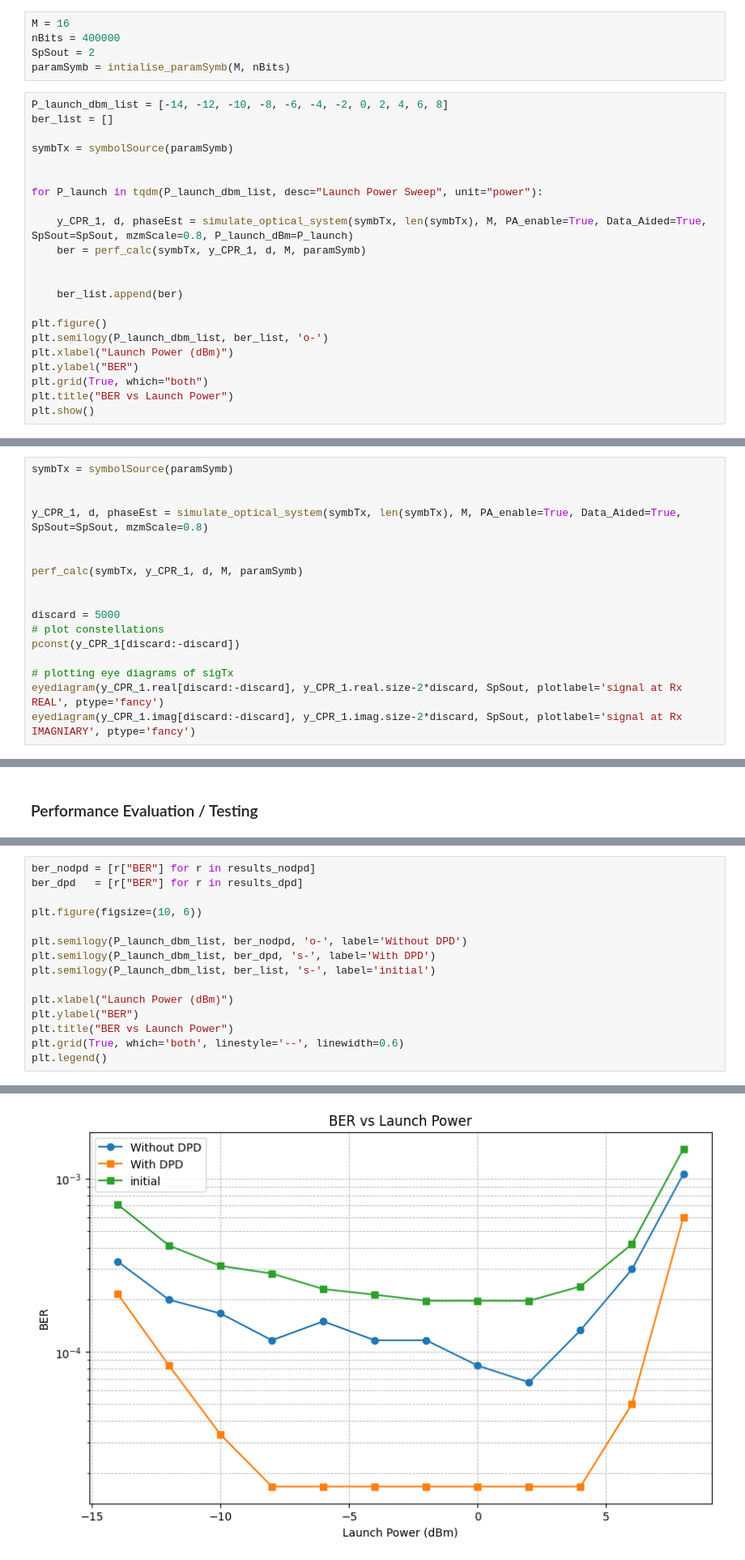
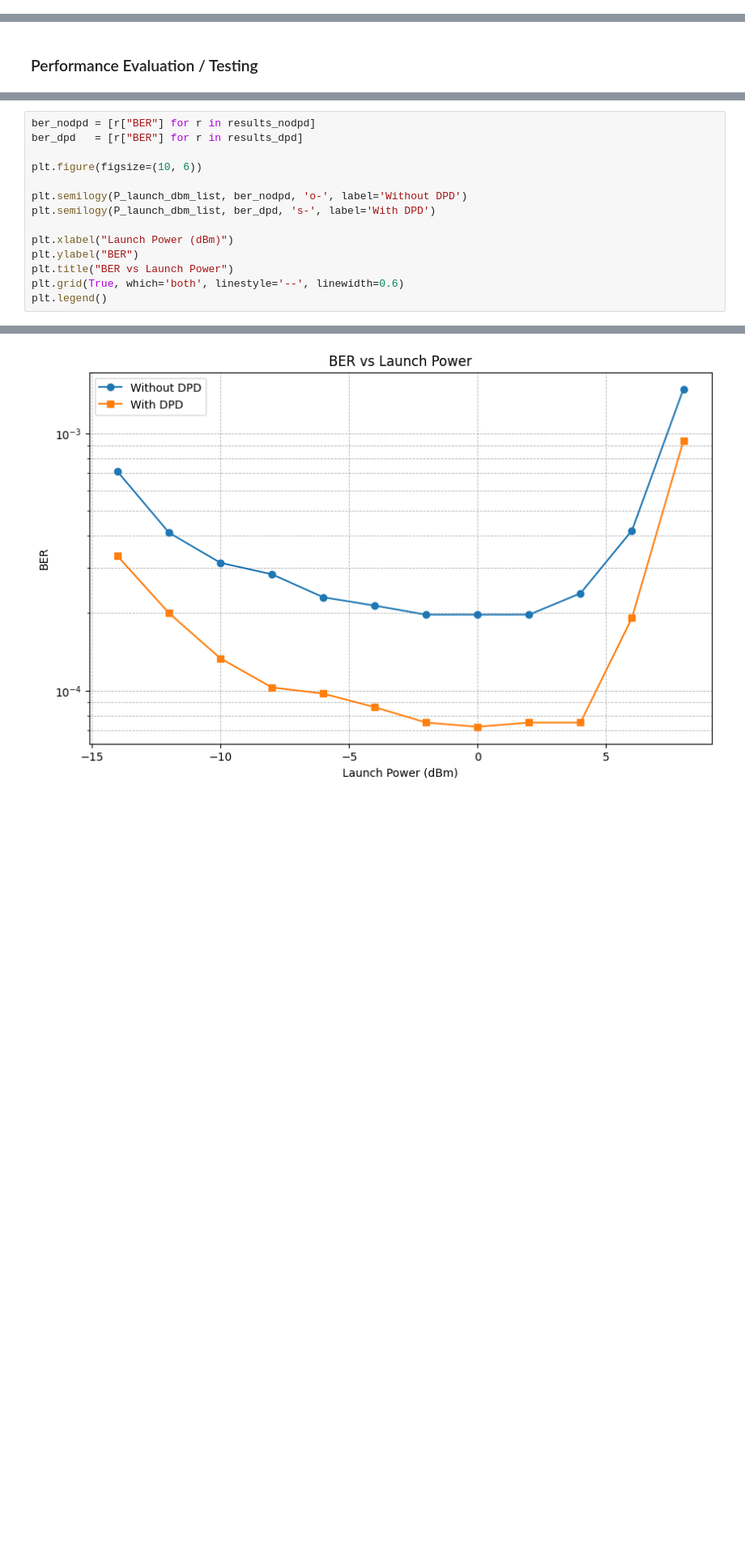
Before and after one commit to abdalrahimnaser/FYP, a Jupyter notebook: Experiementation/system_test_launch_power.ipynb, the cells around one changed output, grey strips where cells are left out. Shown at 81% size. Saved outputs shown, nothing was run; the diff lists cells and outputs as text; blank space fills up the shorter version.

Commit message:
fixing leo's graph discrepency

```diff
--- a/Experiementation/system_test_launch_power.ipynb
+++ b/Experiementation/system_test_launch_power.ipynb
@@ -633,27 +622,0 @@ def intialise_paramSymb(M, nBits, seed=444):
-# %%
-M = 16
-nBits = 400000
-SpSout = 2
-paramSymb = intialise_paramSymb(M, nBits)
-# %%
-P_launch_dbm_list = [-14, -12, -10, -8, -6, -4, -2, 0, 2, 4, 6, 8]
-ber_list = []
-
-symbTx = symbolSource(paramSymb)
-
-
-for P_launch in tqdm(P_launch_dbm_list, desc="Launch Power Sweep", unit="power"):
-
-    y_CPR_1, d, phaseEst = simulate_optical_system(symbTx, len(symbTx), M, PA_enable=True, Data_Aided=True, SpSout=SpSout, mzmScale=0.8, P_launch_dBm=P_launch)
-    ber = perf_calc(symbTx, y_CPR_1, d, M, paramSymb)
-
-
-    ber_list.append(ber)
-
-plt.figure()
-plt.semilogy(P_launch_dbm_list, ber_list, 'o-')
-plt.xlabel("Launch Power (dBm)")
-plt.ylabel("BER")
-plt.grid(True, which="both")
-plt.title("BER vs Launch Power")
-plt.show()
@@ -708,17 +622,0 @@ Estimated linewidth: 459.199 kHz
-# %%
-symbTx = symbolSource(paramSymb)
-
-
-y_CPR_1, d, phaseEst = simulate_optical_system(symbTx, len(symbTx), M, PA_enable=True, Data_Aided=True, SpSout=SpSout, mzmScale=0.8)
-
-
-perf_calc(symbTx, y_CPR_1, d, M, paramSymb)
-
-
-discard = 5000
-# plot constellations
-pconst(y_CPR_1[discard:-discard])
-
-# plotting eye diagrams of sigTx
-eyediagram(y_CPR_1.real[discard:-discard], y_CPR_1.real.size-2*discard, SpSout, plotlabel='signal at Rx REAL', ptype='fancy')
-eyediagram(y_CPR_1.imag[discard:-discard], y_CPR_1.imag.size-2*discard, SpSout, plotlabel='signal at Rx IMAGNIARY', ptype='fancy')
@@ -1106,21 +1008,20 @@ Estimated linewidth: 439.857 kHz
 # %%
 ber_nodpd = [r["BER"] for r in results_nodpd]
 ber_dpd   = [r["BER"] for r in results_dpd]
 
 plt.figure(figsize=(10, 6))
 
 plt.semilogy(P_launch_dbm_list, ber_nodpd, 'o-', label='Without DPD')
 plt.semilogy(P_launch_dbm_list, ber_dpd, 's-', label='With DPD')
-plt.semilogy(P_launch_dbm_list, ber_list, 's-', label='initial')
 
 plt.xlabel("Launch Power (dBm)")
 plt.ylabel("BER")
 plt.title("BER vs Launch Power")
 plt.grid(True, which='both', linestyle='--', linewidth=0.6)
 plt.legend()
 # %% [output]
 <matplotlib.legend.Legend at 0x...>
-[figure, old version]
+[figure, new version]
 # %%
 print("\n==================== W/O DPD Results ====================\n")
 for r in results_nodpd:
```
Also changed, not shown: parts of 8 cells of this notebook.
